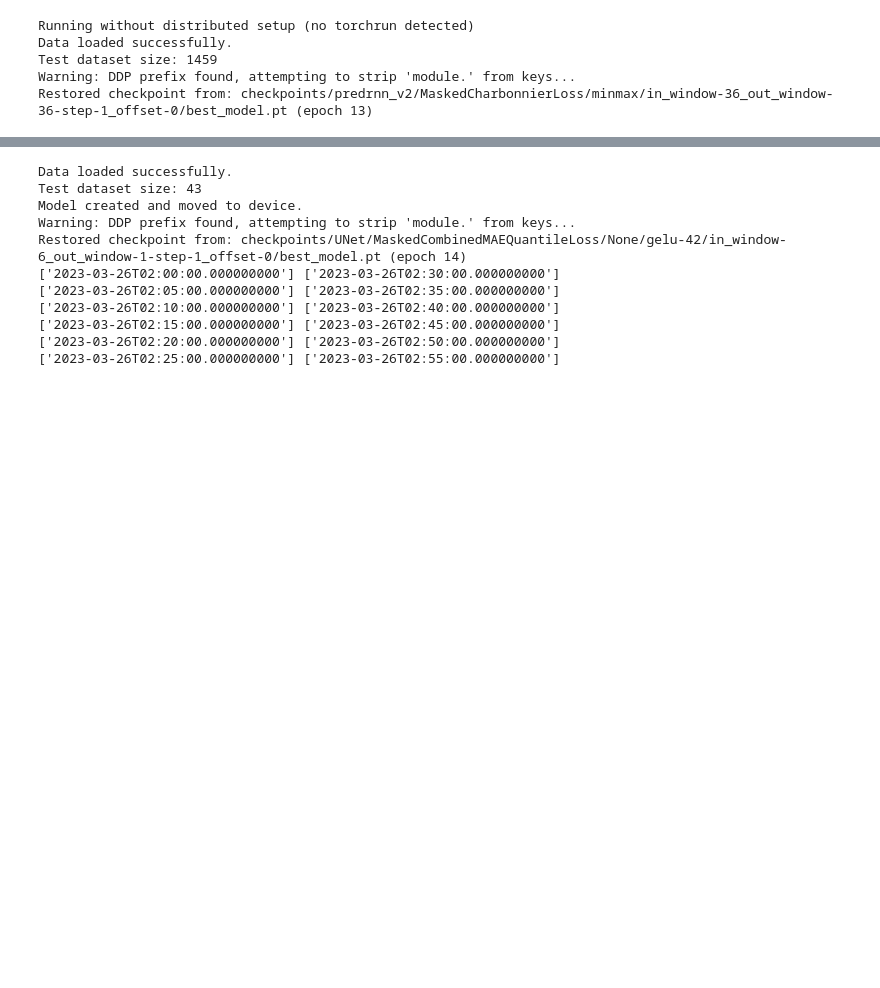
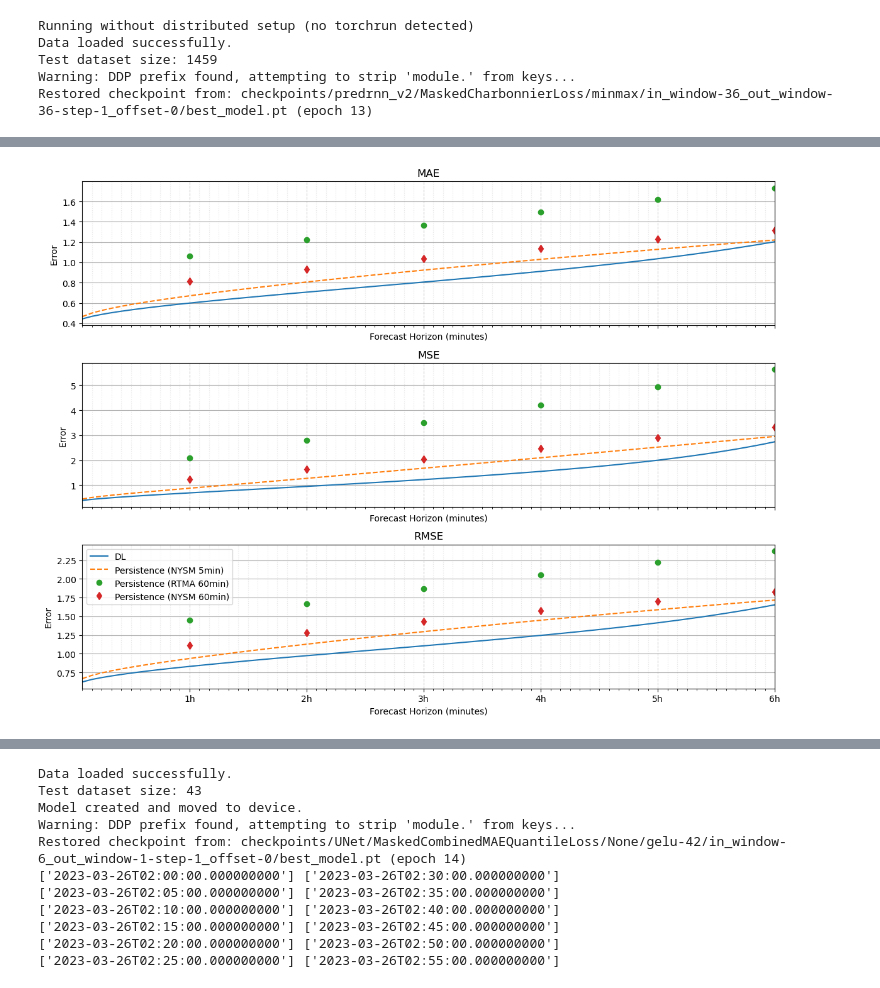
Before and after one commit to HarishBaki/Gust_field_nowcasting_from_Sparse_stations, a Jupyter notebook: analysis.ipynb, the cells around one changed output, grey strips where cells are left out. Cells and saved outputs as stored; diff of their text form; code cells hidden in the pictures; blank space fills up the shorter version.

```diff
--- a/analysis.ipynb
+++ b/analysis.ipynb
@@ -341,7 +328,7 @@ dl_df
 dfs = []
 for i in range(1, 73):   # 1 to 72 inclusive
     df = pd.read_csv(
-        f'Predictions/Persistence/NYSM/Horizon_{i}.txt',
+        f'Predictions/Persistence/NYSM/freq_5min/Horizon_{i}.txt',
         header=None,
         sep=":",
     )
@@ -358,7 +345,98 @@ for i in range(1, 73):   # 1 to 72 inclusive
     dfs.append(df)
 
 # stack all horizons together
-NYSM_df = pd.concat(dfs, axis=0)
+NYSM_df_5min = pd.concat(dfs, axis=0)
 
-print(NYSM_df)
+dfs = []
+for i in range(1, 7):   # 1 to 72 inclusive
+    df = pd.read_csv(
+        f'Predictions/Persistence/NYSM/freq_60min/Horizon_{i}.txt',
+        header=None,
+        sep=":",
+    )
+    df[0] = df[0].str.strip()
+    df[1] = df[1].astype(float)
+
+    # pivot to row
+    df = df.set_index(0).T
+    df.columns.name = None
+
+    # optionally set index to i (so you know which horizon row is which)
+    df.index = [i]
+
+    dfs.append(df)
+
+# stack all horizons together
+NYSM_df_60min = pd.concat(dfs, axis=0)
+
+dfs = []
+for i in range(1, 7):   # 1 to 6 inclusive
+    df = pd.read_csv(
+        f'Predictions/Persistence/RTMA/freq_60min/Horizon_{i}.txt',
+        header=None,
+        sep=":",
+    )
+    df[0] = df[0].str.strip()
+    df[1] = df[1].astype(float)
+
+    # pivot to row
+    df = df.set_index(0).T
+    df.columns.name = None
+
+    # optionally set index to i (so you know which horizon row is which)
+    df.index = [i]
+
+    dfs.append(df)
+
+# stack all horizons together
+RTMA_df_60min = pd.concat(dfs, axis=0)
+
+
+# --- Now plotting ---
+horizons = np.arange(1, 73)*5   # 1 to 72
+
+fig, axes = plt.subplots(3,1, figsize=(12, 9), sharex=True)
+
+metrics = ["MAE", "MSE", "RMSE"]
+colors = ["C0", "C1", "C2", "C3"]
+
+for ax, metric in zip(axes, metrics):
+    # DL predictions (solid)
+    ax.plot(horizons, dl_df[metric], label="DL", color=colors[0], linestyle="-")
+
+    # NYSM persistence (dashed)
+    ax.plot(horizons, NYSM_df_5min[metric], label="Persistence (NYSM 5min)", color=colors[1], linestyle="--")
+
+    # RTMA persistence (markers at each hour)
+    rtma_horizons = np.arange(1, len(RTMA_df_60min) + 1) * 12*5  # convert 6 hours → horizon indices
+    ax.plot(rtma_horizons, RTMA_df_60min[metric], label="Persistence (RTMA 60min)", color=colors[2], marker="o", linestyle="None")
+
+    # NYSM 60min frequency persistence (markers at each hour)
+    ax.plot(rtma_horizons, NYSM_df_60min[metric], label="Persistence (NYSM 60min)", color=colors[3], marker="d", linestyle="None")
+
+    ax.set_title(metric)
+    ax.set_xlabel("Forecast Horizon (minutes)")
+    ax.set_ylabel("Error")
+    ax.grid(True)
+
+
+from matplotlib.ticker import MultipleLocator, FuncFormatter, NullFormatter
+
+for ax in axes:
+    # major: every hour (60 min) labeled as h
+    ax.xaxis.set_major_locator(MultipleLocator(60))
+    ax.xaxis.set_major_formatter(FuncFormatter(lambda x, pos: f"{int(x//60)}h"))
+
+    # minor: every 5 minutes (no labels)
+    ax.xaxis.set_minor_locator(MultipleLocator(5))
+    ax.xaxis.set_minor_formatter(NullFormatter())
+
+    # grids (optional)
+    ax.grid(True, which='major', axis='x', linestyle='--', alpha=0.6)
+    ax.grid(True, which='minor', axis='x', linestyle=':',  alpha=0.3)
+
+axes[-1].set_xlim(5, 360)  # 1..72 steps at 5 min each
+axes[-1].legend(loc="best")
+plt.tight_layout()
+plt.show()
 # %% [output]
@@ -378,0 +443 @@ print(NYSM_df)
+[figure, added]
```
Also changed, not shown: parts of 7 cells of this notebook, 2 other files.
